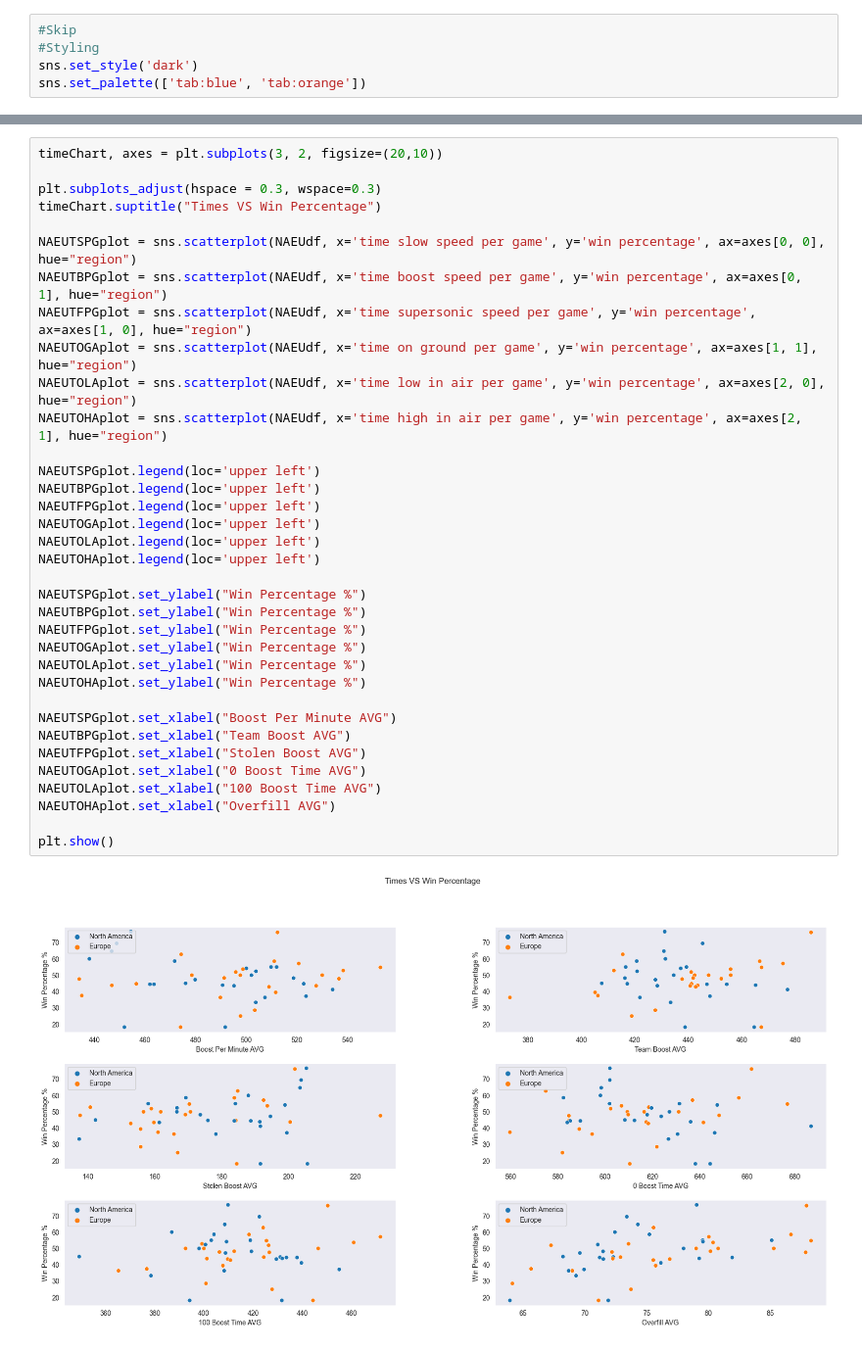
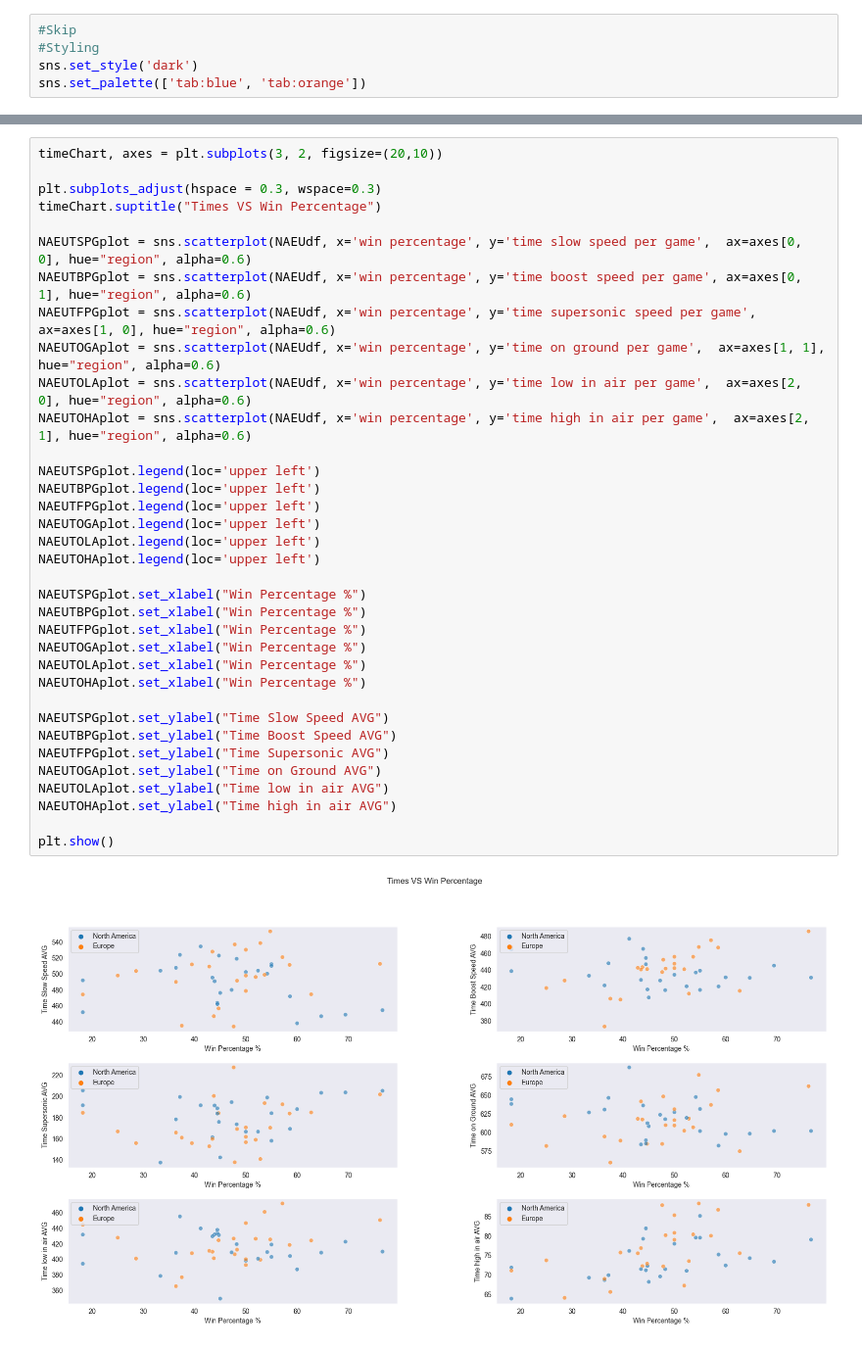
Before and after one commit to dewy413/DataVizFinal, a Jupyter notebook: main.ipynb, the cells around one changed output, grey strips where cells are left out. Shown: that part at 98% size. Drawn from its saved outputs; the diff is of its cells as text.

```diff
--- a/main.ipynb
+++ b/main.ipynb
@@ -104,38 +114,38 @@ plt.show()
 # %%
 timeChart, axes = plt.subplots(3, 2, figsize=(20,10))
 
 plt.subplots_adjust(hspace = 0.3, wspace=0.3)
 timeChart.suptitle("Times VS Win Percentage")
 
-NAEUTSPGplot = sns.scatterplot(NAEUdf, x='time slow speed per game', y='win percentage', ax=axes[0, 0], hue="region")
-NAEUTBPGplot = sns.scatterplot(NAEUdf, x='time boost speed per game', y='win percentage', ax=axes[0, 1], hue="region")
-NAEUTFPGplot = sns.scatterplot(NAEUdf, x='time supersonic speed per game', y='win percentage', ax=axes[1, 0], hue="region")
-NAEUTOGAplot = sns.scatterplot(NAEUdf, x='time on ground per game', y='win percentage', ax=axes[1, 1], hue="region")
-NAEUTOLAplot = sns.scatterplot(NAEUdf, x='time low in air per game', y='win percentage', ax=axes[2, 0], hue="region")
-NAEUTOHAplot = sns.scatterplot(NAEUdf, x='time high in air per game', y='win percentage', ax=axes[2, 1], hue="region")
+NAEUTSPGplot = sns.scatterplot(NAEUdf, x='win percentage', y='time slow speed per game',  ax=axes[0, 0], hue="region", alpha=0.6)
+NAEUTBPGplot = sns.scatterplot(NAEUdf, x='win percentage', y='time boost speed per game', ax=axes[0, 1], hue="region", alpha=0.6)
+NAEUTFPGplot = sns.scatterplot(NAEUdf, x='win percentage', y='time supersonic speed per game',  ax=axes[1, 0], hue="region", alpha=0.6)
+NAEUTOGAplot = sns.scatterplot(NAEUdf, x='win percentage', y='time on ground per game',  ax=axes[1, 1], hue="region", alpha=0.6)
+NAEUTOLAplot = sns.scatterplot(NAEUdf, x='win percentage', y='time low in air per game',  ax=axes[2, 0], hue="region", alpha=0.6)
+NAEUTOHAplot = sns.scatterplot(NAEUdf, x='win percentage', y='time high in air per game',  ax=axes[2, 1], hue="region", alpha=0.6)
 
 NAEUTSPGplot.legend(loc='upper left')
 NAEUTBPGplot.legend(loc='upper left')
 NAEUTFPGplot.legend(loc='upper left')
 NAEUTOGAplot.legend(loc='upper left')
 NAEUTOLAplot.legend(loc='upper left')
 NAEUTOHAplot.legend(loc='upper left')
 
-NAEUTSPGplot.set_ylabel("Win Percentage %")
-NAEUTBPGplot.set_ylabel("Win Percentage %")
-NAEUTFPGplot.set_ylabel("Win Percentage %")
-NAEUTOGAplot.set_ylabel("Win Percentage %")
-NAEUTOLAplot.set_ylabel("Win Percentage %")
-NAEUTOHAplot.set_ylabel("Win Percentage %")
+NAEUTSPGplot.set_xlabel("Win Percentage %")
+NAEUTBPGplot.set_xlabel("Win Percentage %")
+NAEUTFPGplot.set_xlabel("Win Percentage %")
+NAEUTOGAplot.set_xlabel("Win Percentage %")
+NAEUTOLAplot.set_xlabel("Win Percentage %")
+NAEUTOHAplot.set_xlabel("Win Percentage %")
 
-NAEUTSPGplot.set_xlabel("Boost Per Minute AVG")
-NAEUTBPGplot.set_xlabel("Team Boost AVG")
-NAEUTFPGplot.set_xlabel("Stolen Boost AVG")
-NAEUTOGAplot.set_xlabel("0 Boost Time AVG")
-NAEUTOLAplot.set_xlabel("100 Boost Time AVG")
-NAEUTOHAplot.set_xlabel("Overfill AVG")
+NAEUTSPGplot.set_ylabel("Time Slow Speed AVG")
+NAEUTBPGplot.set_ylabel("Time Boost Speed AVG")
+NAEUTFPGplot.set_ylabel("Time Supersonic AVG")
+NAEUTOGAplot.set_ylabel("Time on Ground AVG")
+NAEUTOLAplot.set_ylabel("Time low in air AVG")
+NAEUTOHAplot.set_ylabel("Time high in air AVG")
 
 plt.show()
 # %% [output]
-[figure, old version]
+[figure, new version]
 # %%
```
Also changed, not shown: parts of 7 cells of this notebook.
